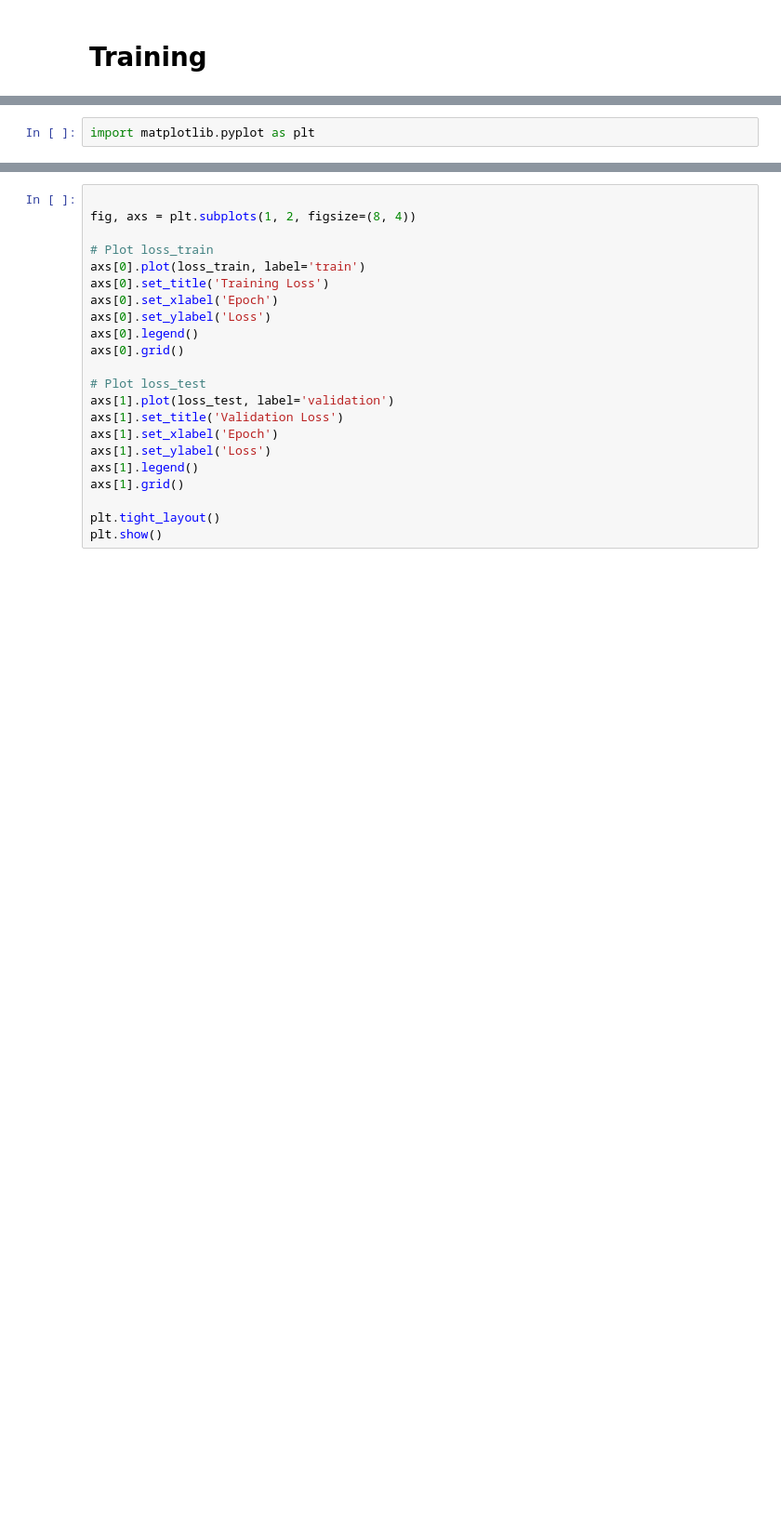
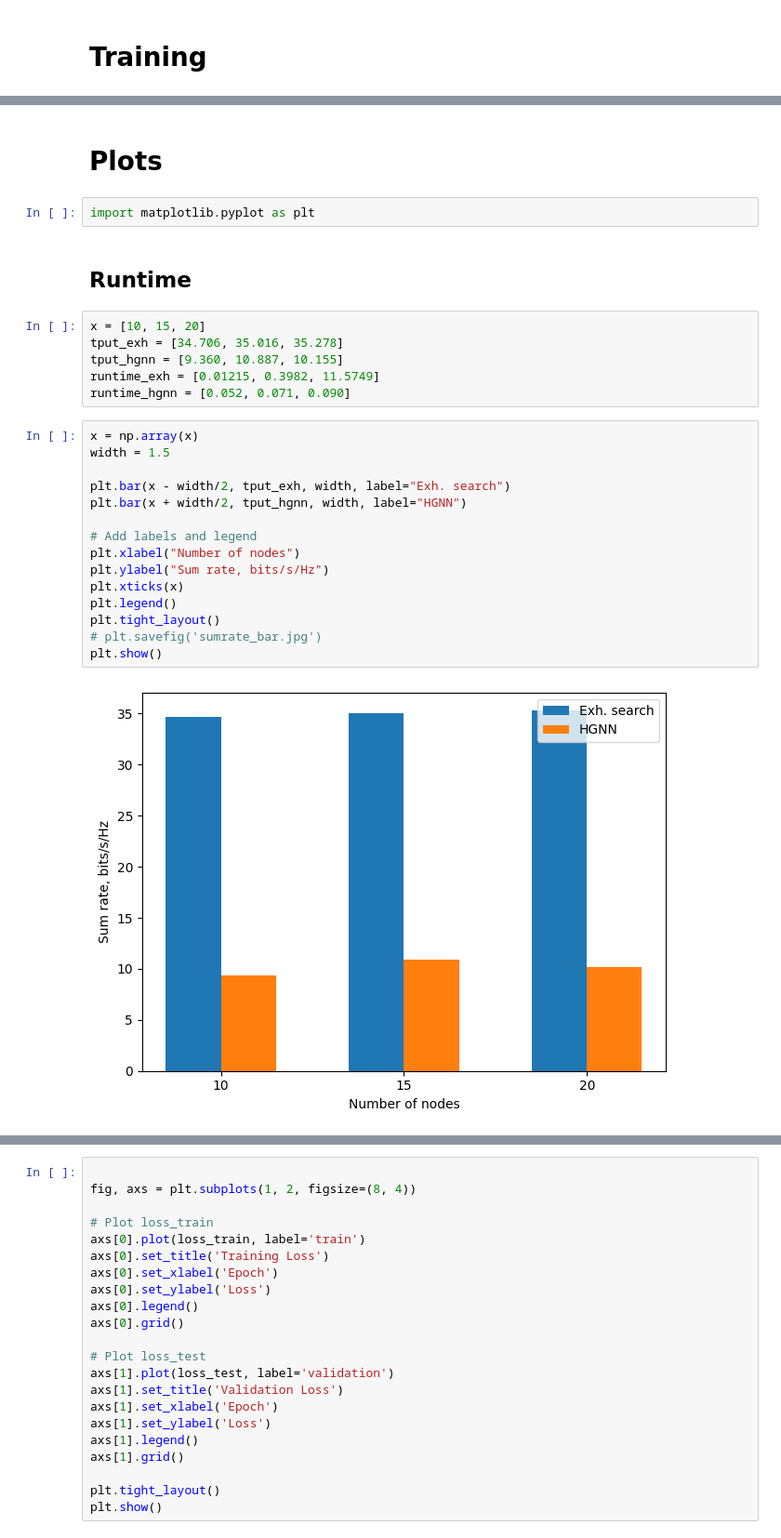
Before and after one commit to RostyslavUA/hyp-sched, a Jupyter notebook: playground.ipynb, the cells around one changed output, grey strips where cells are left out. Shown: that part at 93% size. Cells and saved outputs as stored; diff of their text form; blank space fills up the shorter version.

```diff
--- a/playground.ipynb
+++ b/playground.ipynb
@@ -416,2 +525,29 @@ KeyboardInterrupt:
+# %% [markdown]
+# Plots
 # %%
 import matplotlib.pyplot as plt
+# %% [markdown]
+## Runtime
+# %%
+x = [10, 15, 20]
+tput_exh = [34.706, 35.016, 35.278]
+tput_hgnn = [9.360, 10.887, 10.155]
+runtime_exh = [0.01215, 0.3982, 11.5749]
+runtime_hgnn = [0.052, 0.071, 0.090]
+# %%
+x = np.array(x)
+width = 1.5
+
+plt.bar(x - width/2, tput_exh, width, label="Exh. search")
+plt.bar(x + width/2, tput_hgnn, width, label="HGNN")
+
+# Add labels and legend
+plt.xlabel("Number of nodes")
+plt.ylabel("Sum rate, bits/s/Hz")
+plt.xticks(x)
+plt.legend()
+plt.tight_layout()
+# plt.savefig('sumrate_bar.jpg')
+plt.show()
+# %% [output]
+[figure, added]
```
Also changed, not shown: parts of 30 cells of this notebook.
